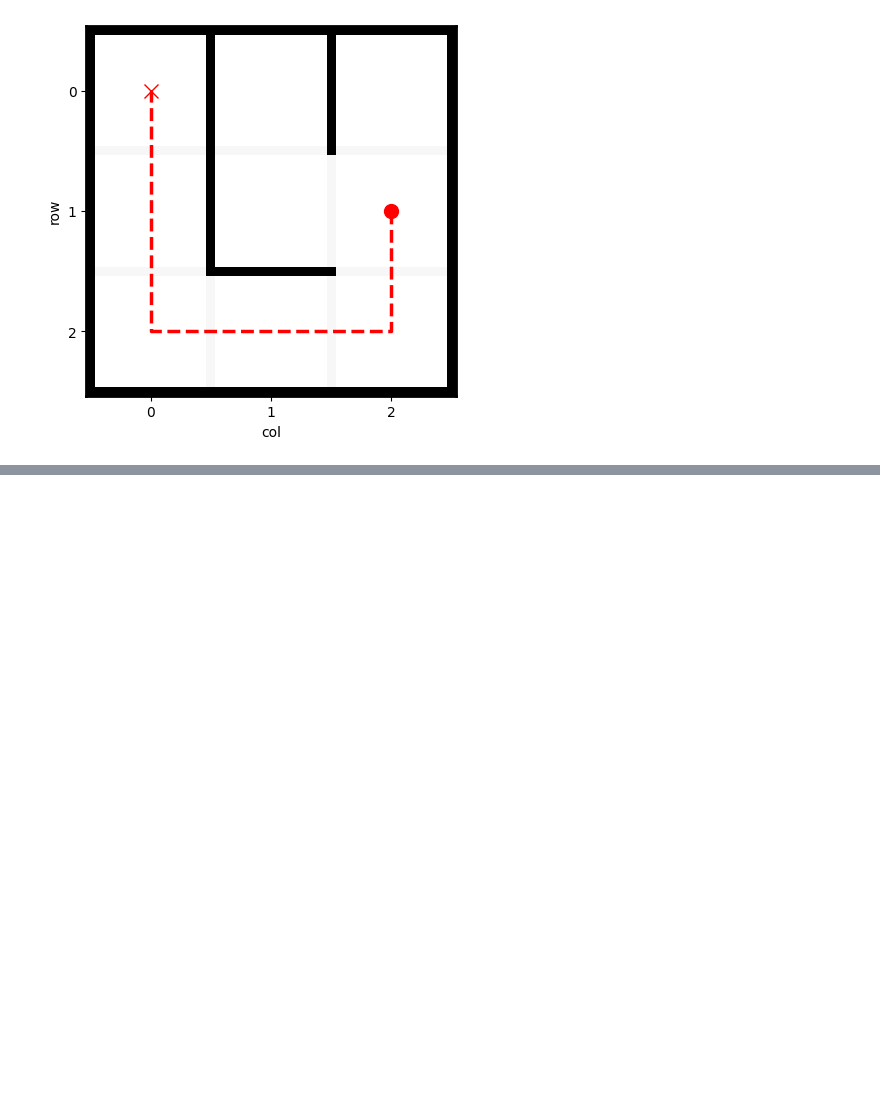
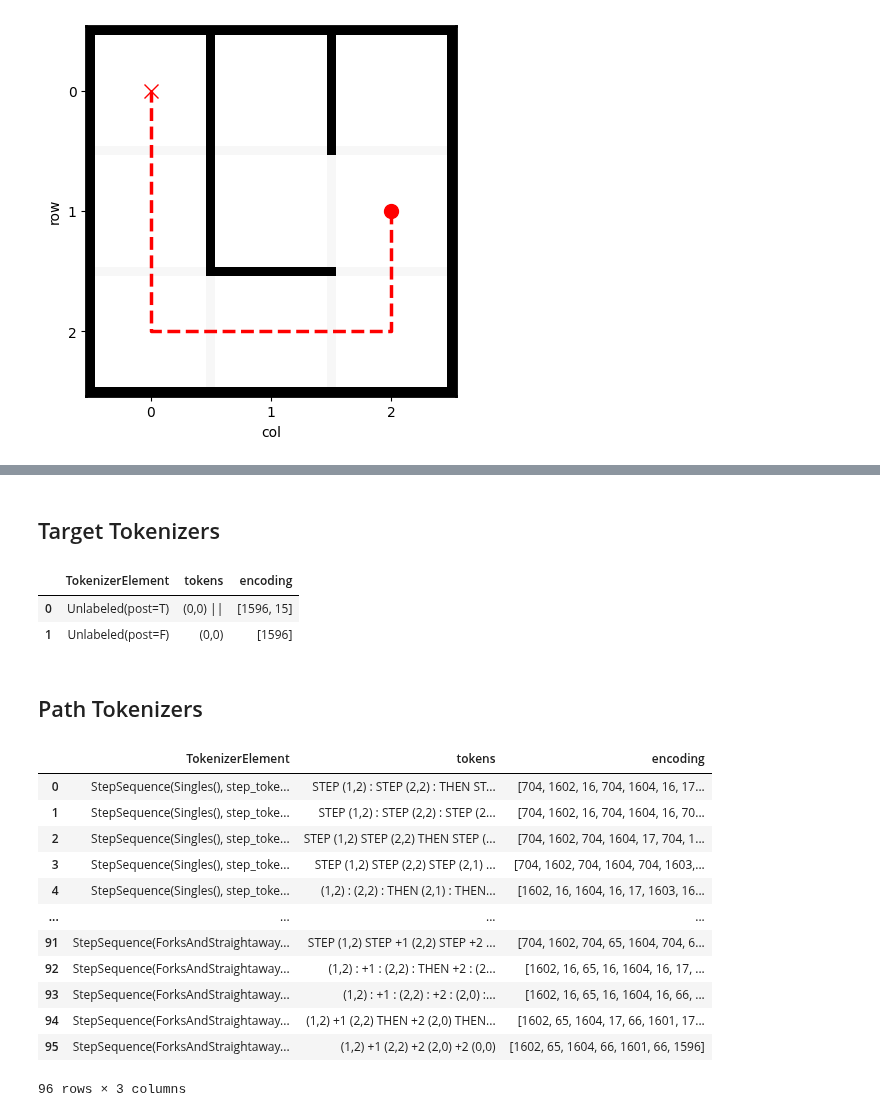
Before and after one commit to understanding-search/maze-dataset, a Jupyter notebook: notebooks/demo_mazetokenizermodular.ipynb, the cells around one changed output, grey strips where cells are left out. Drawn from its saved outputs; the diff is of its cells as text; code cells hidden in the pictures; blank space fills up the shorter version.

```diff
--- a/notebooks/demo_mazetokenizermodular.ipynb
+++ b/notebooks/demo_mazetokenizermodular.ipynb
@@ -271,9 +226,0 @@ print(MT_DEFAULT_SUMMARY)
-# %%
-
-tokenizers: pd.DataFrame = pd.DataFrame(
-    columns=["tokenizer", "tokens", "encoding", *mt_default.summary().keys()]
-)
-
-print(f"{tokenizers.columns = }")
-
-tokenizers.tokenizer = TOKENIZERS_RANDOM_SAMPLE
@@ -302,5 +227,12 @@ print(tokenizers)
-# %%
-tokenizers.tokens = tokenizers.tokenizer.apply(lambda x: " ".join(maze_dataset[0].as_tokens(x)))
-# %%
-
-tokenizers.encoding = tokenizers.tokens.apply(mt_default.encode)
+# %%
+def all_elements_df(elem_type: type[TokenizerElement], encoding=True, **to_tokens_kwargs):
+    columns = ["TokenizerElement", "tokens"]
+    if encoding:
+        columns.append("encoding")
+    tokenizers: pd.DataFrame = pd.DataFrame(columns=columns)
+
+    tokenizers["TokenizerElement"] = list(all_instances(elem_type, validation_funcs={TokenizerElement: lambda x: x.is_valid()}))
+    tokenizers["tokens"] = tokenizers["TokenizerElement"].apply(lambda x: " ".join(x.to_tokens(**to_tokens_kwargs)))
+    if encoding:
+        tokenizers["encoding"] = tokenizers["tokens"].apply(lambda x: MazeTokenizerModular.encode(x))
+    return tokenizers
@@ -306,0 +274,28 @@ tokenizers.encoding = tokenizers.tokens.apply(mt_default.encode)
+# %% [markdown]
+## Target Tokenizers
+# %%
+target_tokenizers = all_elements_df(TargetTokenizers._TargetTokenizer, targets=[mz.end_pos], coord_tokenizer=CoordTokenizers.UT())
+target_tokenizers
+# %% [output]
+|  | TokenizerElement | tokens | encoding |
+| 0 | Unlabeled(post=T) | (0,0) || | [1596, 15] |
+| 1 | Unlabeled(post=F) | (0,0) | [1596] |
+# %% [markdown]
+## Path Tokenizers
+# %%
+path_tokenizers = all_elements_df(PathTokenizers._PathTokenizer, maze=mz, coord_tokenizer=CoordTokenizers.UT())
+path_tokenizers
+# %% [output]
+|  | TokenizerElement | tokens | encoding |
+| 0 | StepSequence(Singles(), step_toke... | STEP (1,2) : STEP (2,2) : THEN ST... | [704, 1602, 16, 704, 1604, 16, 17... |
+| 1 | StepSequence(Singles(), step_toke... | STEP (1,2) : STEP (2,2) : STEP (2... | [704, 1602, 16, 704, 1604, 16, 70... |
+| 2 | StepSequence(Singles(), step_toke... | STEP (1,2) STEP (2,2) THEN STEP (... | [704, 1602, 704, 1604, 17, 704, 1... |
+| 3 | StepSequence(Singles(), step_toke... | STEP (1,2) STEP (2,2) STEP (2,1) ... | [704, 1602, 704, 1604, 704, 1603,... |
+| 4 | StepSequence(Singles(), step_toke... | (1,2) : (2,2) : THEN (2,1) : THEN... | [1602, 16, 1604, 16, 17, 1603, 16... |
+| ... | ... | ... | ... |
+| 91 | StepSequence(ForksAndStraightaway... | STEP (1,2) STEP +1 (2,2) STEP +2 ... | [704, 1602, 704, 65, 1604, 704, 6... |
+| 92 | StepSequence(ForksAndStraightaway... | (1,2) : +1 : (2,2) : THEN +2 : (2... | [1602, 16, 65, 16, 1604, 16, 17, ... |
+| 93 | StepSequence(ForksAndStraightaway... | (1,2) : +1 : (2,2) : +2 : (2,0) :... | [1602, 16, 65, 16, 1604, 16, 66, ... |
+| 94 | StepSequence(ForksAndStraightaway... | (1,2) +1 (2,2) THEN +2 (2,0) THEN... | [1602, 65, 1604, 17, 66, 1601, 17... |
+| 95 | StepSequence(ForksAndStraightaway... | (1,2) +1 (2,2) +2 (2,0) +2 (0,0) | [1602, 65, 1604, 66, 1601, 66, 1596] |
+96 rows × 3 columns
```
Also changed, not shown: parts of 19 cells of this notebook, 2 other files.
